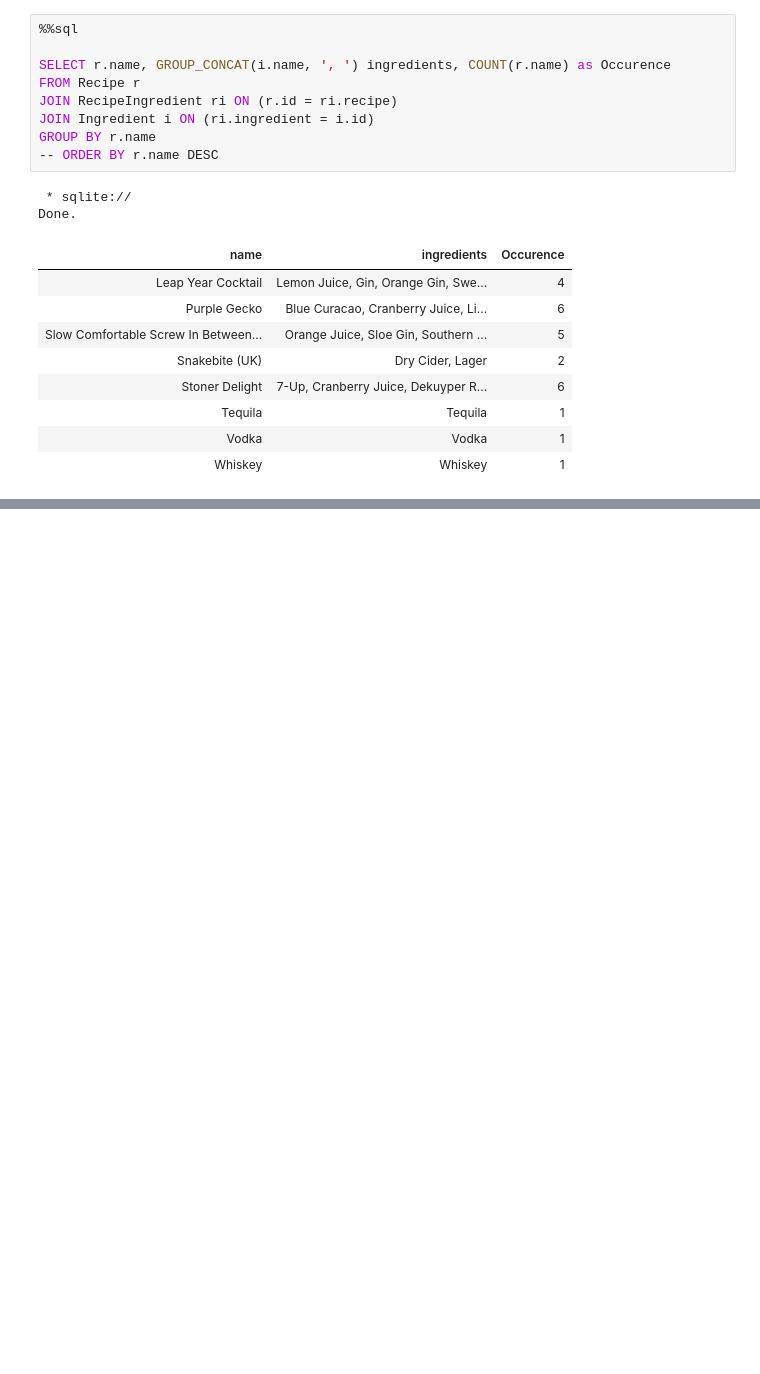
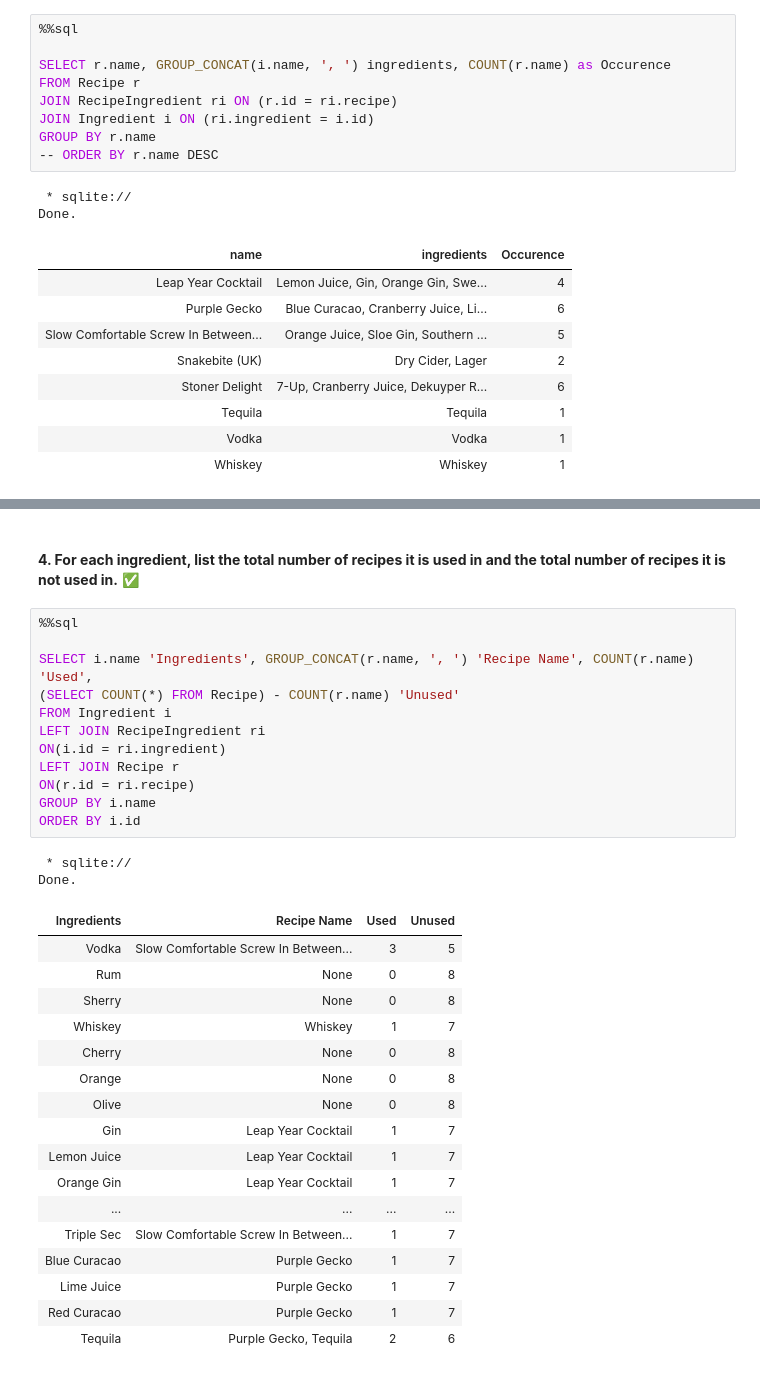
Before and after one commit to Bryanbu2014/database, a Jupyter notebook: exercises-ss24/Aufgabe_Getränke.ipynb, the cells around one changed output, grey strips where cells are left out. Saved outputs shown, nothing was run; the diff lists cells and outputs as text; blank space fills up the shorter version.

```diff
--- a/exercises-ss24/Aufgabe_Getränke.ipynb
+++ b/exercises-ss24/Aufgabe_Getränke.ipynb
@@ -342,0 +472,34 @@ Done.
+# %% [markdown]
+#### **4. For each ingredient, list the total number of recipes it is used in and the total number of recipes it is not used in.** ✅
+# %%
+%%sql
+
+SELECT i.name 'Ingredients', GROUP_CONCAT(r.name, ', ') 'Recipe Name', COUNT(r.name) 'Used',
+(SELECT COUNT(*) FROM Recipe) - COUNT(r.name) 'Unused'
+FROM Ingredient i
+LEFT JOIN RecipeIngredient ri
+ON(i.id = ri.ingredient)
+LEFT JOIN Recipe r
+ON(r.id = ri.recipe)
+GROUP BY i.name
+ORDER BY i.id
+# %% [output]
+ * sqlite://
+Done.
+| Ingredients | Recipe Name | Used | Unused |
+| Vodka | Slow Comfortable Screw In Between... | 3 | 5 |
+| Rum | None | 0 | 8 |
+| Sherry | None | 0 | 8 |
+| Whiskey | Whiskey | 1 | 7 |
+| Cherry | None | 0 | 8 |
+| Orange | None | 0 | 8 |
+| Olive | None | 0 | 8 |
+| Gin | Leap Year Cocktail | 1 | 7 |
+| Lemon Juice | Leap Year Cocktail | 1 | 7 |
+| Orange Gin | Leap Year Cocktail | 1 | 7 |
+| ... | ... | ... | ... |
+| Triple Sec | Slow Comfortable Screw In Between... | 1 | 7 |
+| Blue Curacao | Purple Gecko | 1 | 7 |
+| Lime Juice | Purple Gecko | 1 | 7 |
+| Red Curacao | Purple Gecko | 1 | 7 |
+| Tequila | Purple Gecko, Tequila | 2 | 6 |
```
Also changed, not shown: parts of 25 cells of this notebook, 1 other file.
